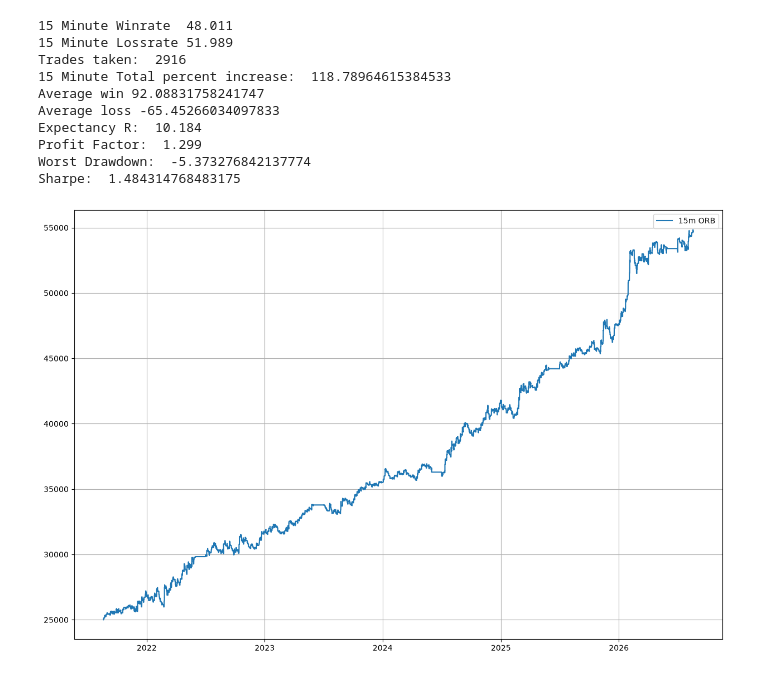
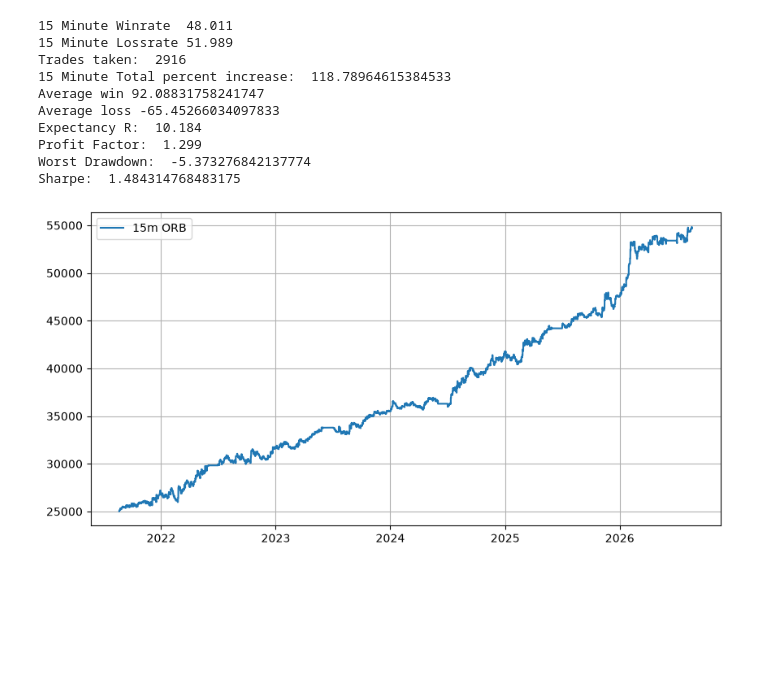
Before and after one commit to teddieworld/algotrading, a Jupyter notebook: backtestprogram/BT_ORB.ipynb, the cells around one changed output. Cells and saved outputs as stored; diff of their text form; code cells hidden in the pictures; blank space fills up the shorter version.

```diff
--- a/backtestprogram/BT_ORB.ipynb
+++ b/backtestprogram/BT_ORB.ipynb
@@ -411,10 +411,10 @@ Profit Factor:  1.299
 Worst Drawdown:  -5.373276842137774
 Sharpe:  1.484314768483175
 # %%
-plt.figure(figsize=(15,10))
+plt.figure(figsize=(10,5))
 plt.plot(NQ.index, graphed_balance_history, label = "15m ORB")
 plt.ticklabel_format(style='plain', axis = 'y')
 plt.legend()
 plt.grid(visible = True)
 # %% [output]
-[figure, old version]
+[figure, new version]
```
